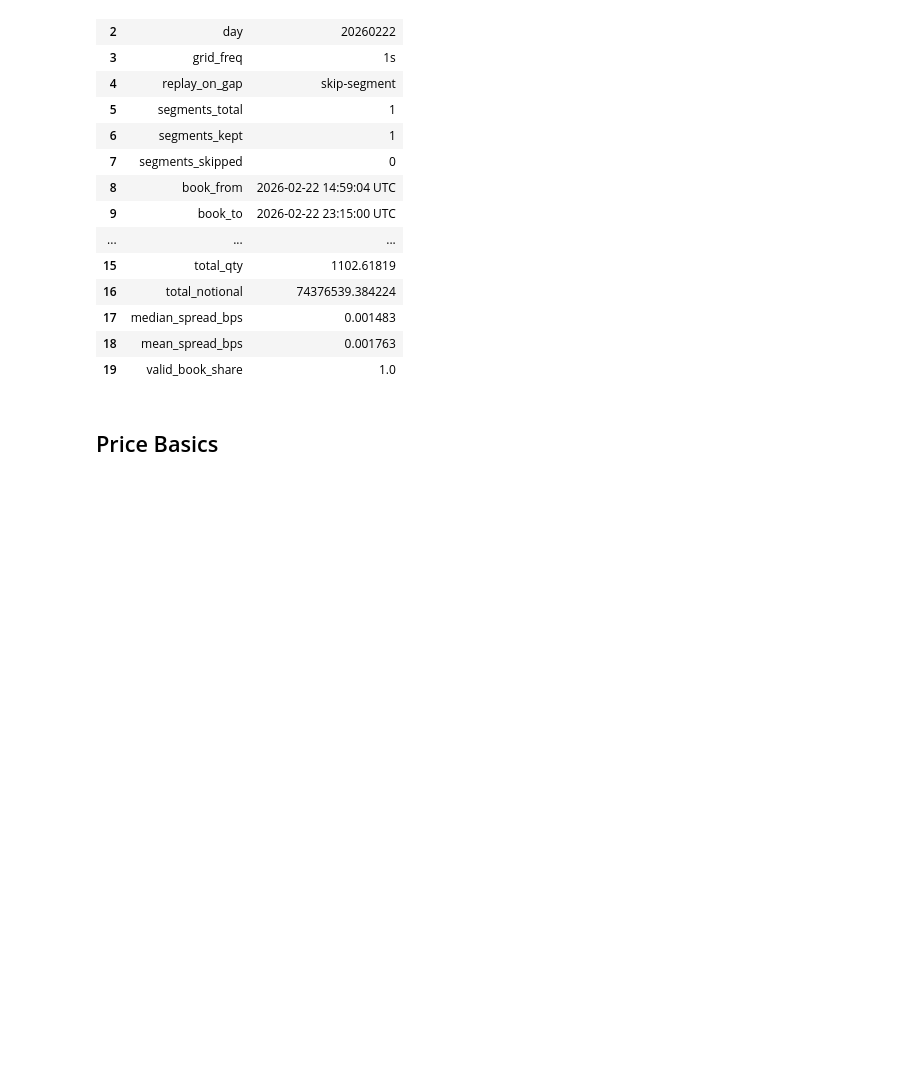
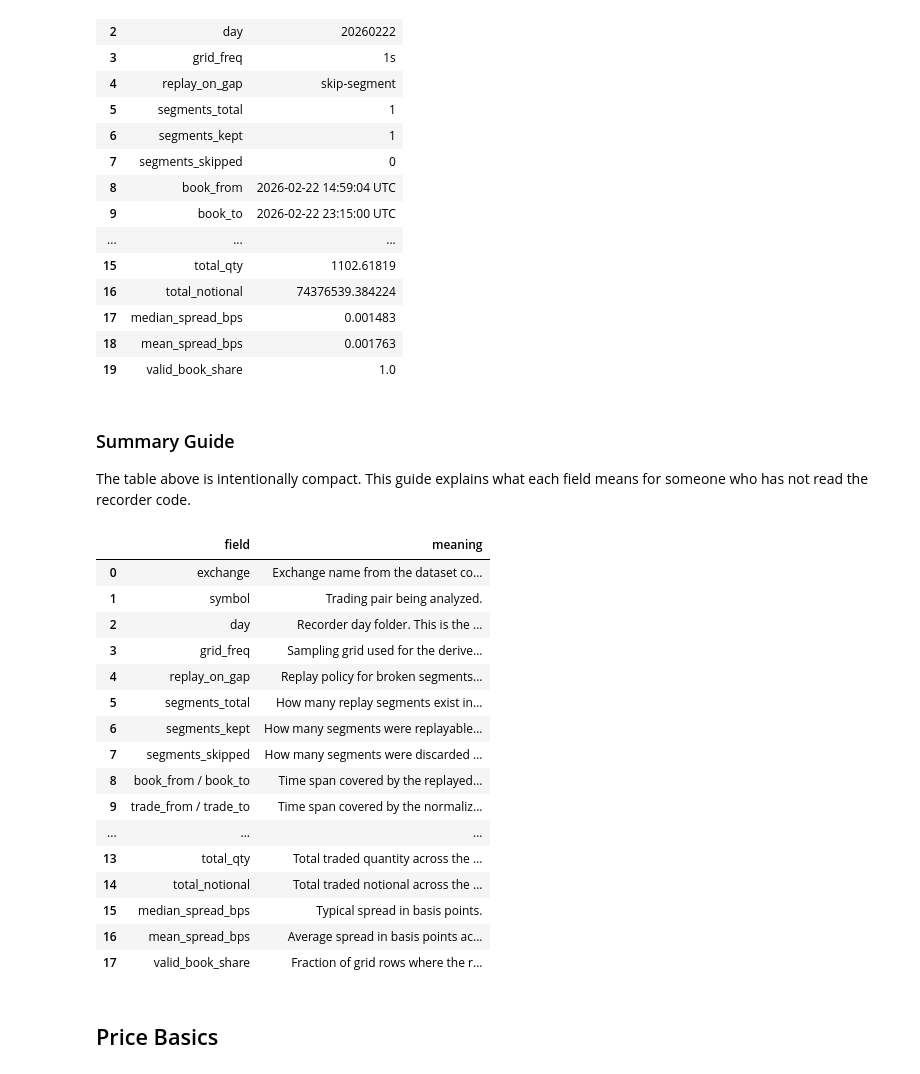
Before and after one commit to hworldcom/exchange-data-backtester, a Jupyter notebook: notebooks/01_basic_market_analysis.ipynb, the cells around one changed output. Drawn from its saved outputs; the diff is of its cells as text; code cells hidden in the pictures; blank space fills up the shorter version.

```diff
--- a/notebooks/01_basic_market_analysis.ipynb
+++ b/notebooks/01_basic_market_analysis.ipynb
@@ -152,6 +152,74 @@ summary
 | 17 | median_spread_bps | 0.001483 |
 | 18 | mean_spread_bps | 0.001763 |
 | 19 | valid_book_share | 1.0 |
+# %% [markdown]
+### Summary Guide
+
+The table above is intentionally compact. This guide explains what each field means for someone who has not read the recorder code.
+# %%
+summary_guide = pd.DataFrame(
+    {
+        "field": [
+            "exchange",
+            "symbol",
+            "day",
+            "grid_freq",
+            "replay_on_gap",
+            "segments_total",
+            "segments_kept",
+            "segments_skipped",
+            "book_from / book_to",
+            "trade_from / trade_to",
+            "book_rows",
+            "trade_rows",
+            "grid_rows",
+            "total_qty",
+            "total_notional",
+            "median_spread_bps",
+            "mean_spread_bps",
+            "valid_book_share",
+        ],
+        "meaning": [
+            "Exchange name from the dataset contract.",
+            "Trading pair being analyzed.",
+            "Recorder day folder. This is the recording date key, not necessarily UTC midnight.",
+            "Sampling grid used for the derived market grid and rolling statistics.",
+            "Replay policy for broken segments. `skip-segment` keeps valid segments and drops invalid ones.",
+            "How many replay segments exist in the day.",
+            "How many segments were replayable under the selected policy.",
+            "How many segments were discarded or unavailable.",
+            "Time span covered by the replayed top-of-book cache.",
+            "Time span covered by the normalized trade cache.",
+            "Number of replayed top-of-book rows kept in the cached table.",
+            "Number of normalized trade prints kept in the cached table.",
+            "Number of rows in the resampled analysis grid.",
+            "Total traded quantity across the day, measured in the base asset of the symbol. For BTCUSDC, this is BTC.",
+            "Total traded notional across the day, measured in the quote asset of the symbol. For BTCUSDC, this is USDC.",
+            "Typical spread in basis points.",
+            "Average spread in basis points across the day.",
+            "Fraction of grid rows where the replayed book was valid.",
+        ],
+    }
+)
+summary_guide
+# %% [output]
+|  | field | meaning |
+| 0 | exchange | Exchange name from the dataset co... |
+| 1 | symbol | Trading pair being analyzed. |
+| 2 | day | Recorder day folder. This is the ... |
+| 3 | grid_freq | Sampling grid used for the derive... |
+| 4 | replay_on_gap | Replay policy for broken segments... |
+| 5 | segments_total | How many replay segments exist in... |
+| 6 | segments_kept | How many segments were replayable... |
+| 7 | segments_skipped | How many segments were discarded ... |
+| 8 | book_from / book_to | Time span covered by the replayed... |
+| 9 | trade_from / trade_to | Time span covered by the normaliz... |
+| ... | ... | ... |
+| 13 | total_qty | Total traded quantity across the ... |
+| 14 | total_notional | Total traded notional across the ... |
+| 15 | median_spread_bps | Typical spread in basis points. |
+| 16 | mean_spread_bps | Average spread in basis points ac... |
+| 17 | valid_book_share | Fraction of grid rows where the r... |
 # %% [markdown]
 ## Price Basics
 # %%
```
